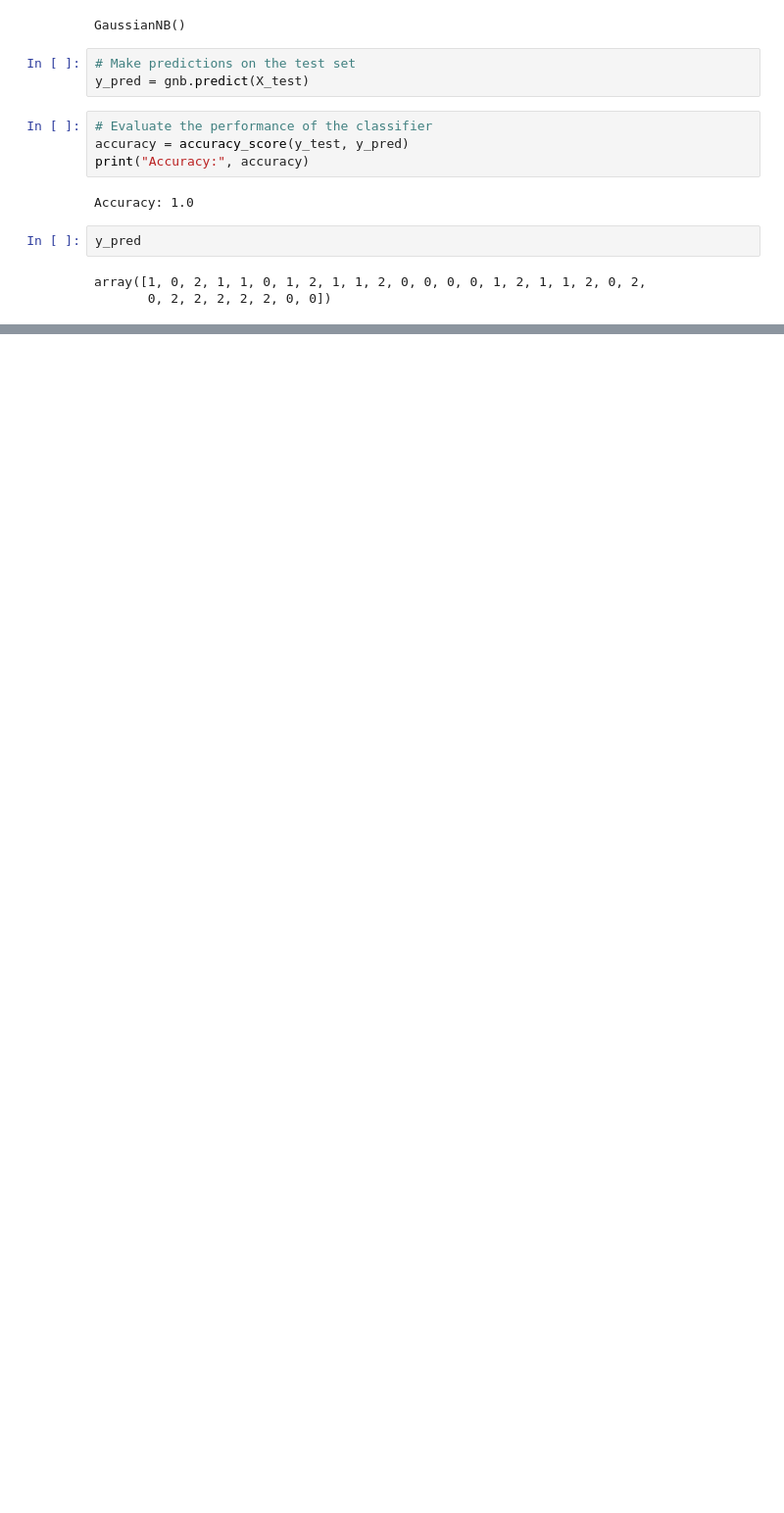
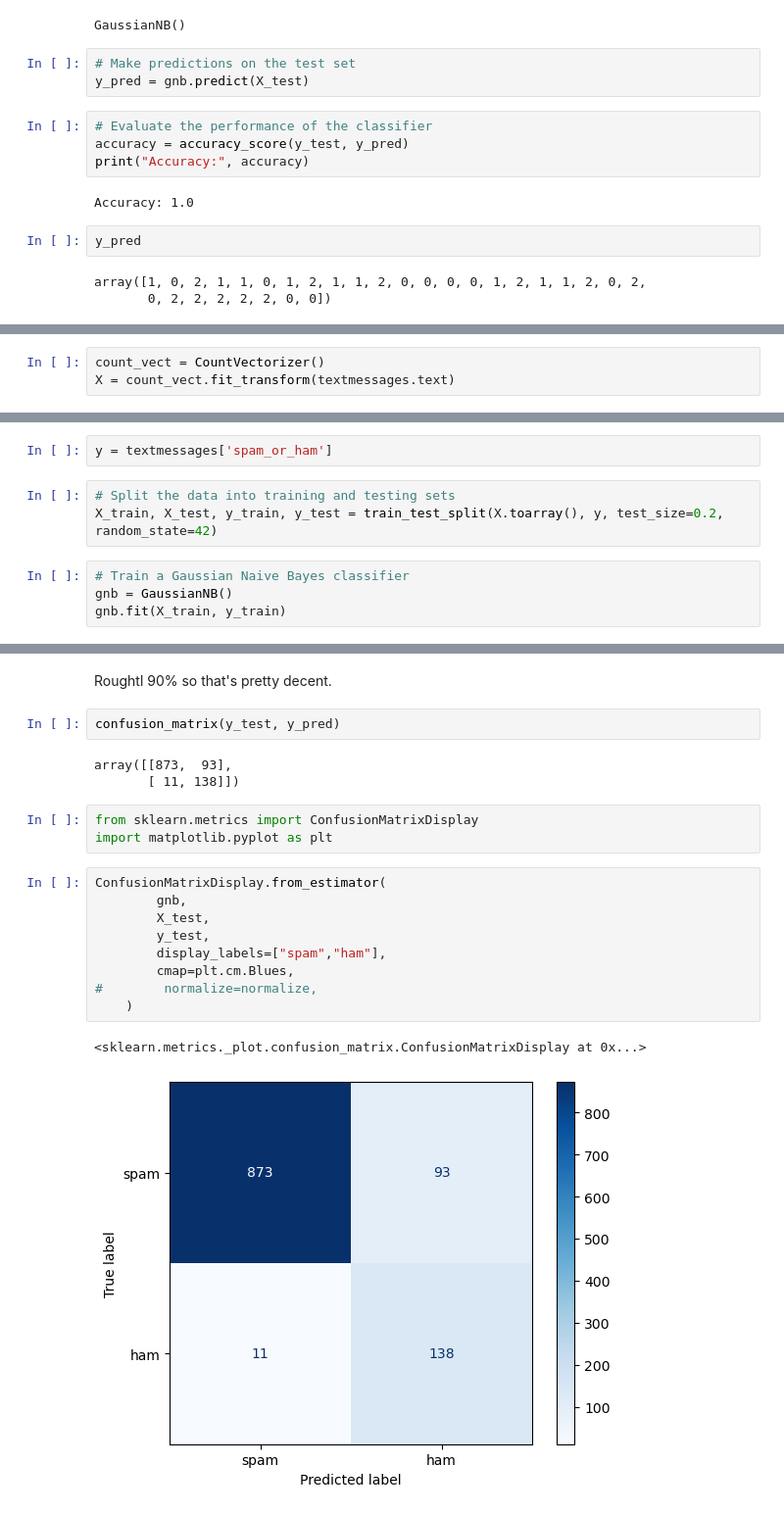
Before and after one commit to uOttawa-IT-Research-teaching/ML_naive_bayes, a Jupyter notebook: bayes.ipynb, the cells around one changed output, grey strips where cells are left out. Shown at 98% size. Saved outputs shown, nothing was run; the diff lists cells and outputs as text; blank space fills up the shorter version.

Commit message:
Add SMS spam and book summaries

```diff
--- a/bayes.ipynb
+++ b/bayes.ipynb
@@ -46,0 +77,3 @@ array([1, 0, 2, 1, 1, 0, 1, 2, 1, 1, 2, 0, 0, 0, 0, 1, 2, 1, 1, 2, 0, 2,
+# %%
+count_vect = CountVectorizer()
+X = count_vect.fit_transform(textmessages.text)
@@ -46,0 +89,9 @@ array([1, 0, 2, 1, 1, 0, 1, 2, 1, 1, 2, 0, 0, 0, 0, 1, 2, 1, 1, 2, 0, 2,
+# %%
+y = textmessages['spam_or_ham']
+# %%
+# Split the data into training and testing sets
+X_train, X_test, y_train, y_test = train_test_split(X.toarray(), y, test_size=0.2, random_state=42)
+# %%
+# Train a Gaussian Naive Bayes classifier
+gnb = GaussianNB()
+gnb.fit(X_train, y_train)
@@ -46,0 +111,22 @@ array([1, 0, 2, 1, 1, 0, 1, 2, 1, 1, 2, 0, 0, 0, 0, 1, 2, 1, 1, 2, 0, 2,
+# %% [markdown]
+Roughtl 90% so that's pretty decent.
+# %%
+confusion_matrix(y_test, y_pred)
+# %% [output]
+array([[873,  93],
+       [ 11, 138]])
+# %%
+from sklearn.metrics import ConfusionMatrixDisplay
+import matplotlib.pyplot as plt
+# %%
+ConfusionMatrixDisplay.from_estimator(
+        gnb,
+        X_test,
+        y_test,
+        display_labels=["spam","ham"],
+        cmap=plt.cm.Blues,
+#        normalize=normalize,
+    )
+# %% [output]
+<sklearn.metrics._plot.confusion_matrix.ConfusionMatrixDisplay at 0x...>
+[figure, added]
```
Also changed, not shown: parts of 72 cells of this notebook, 4 other files.
